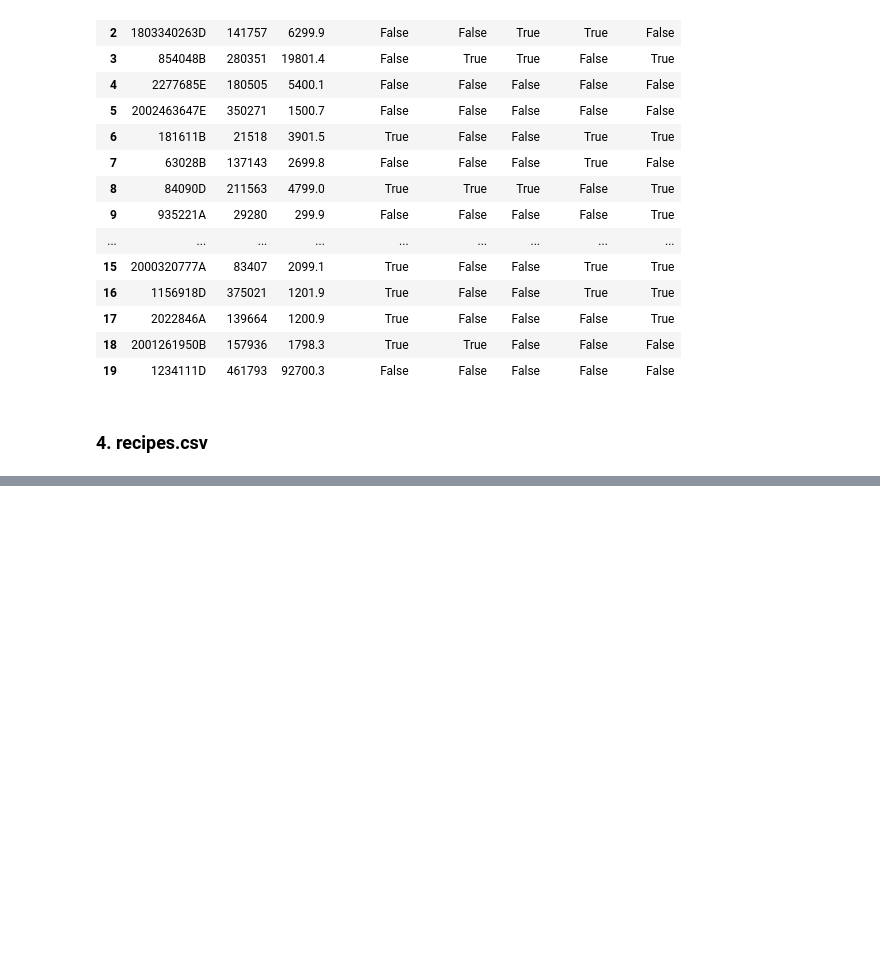
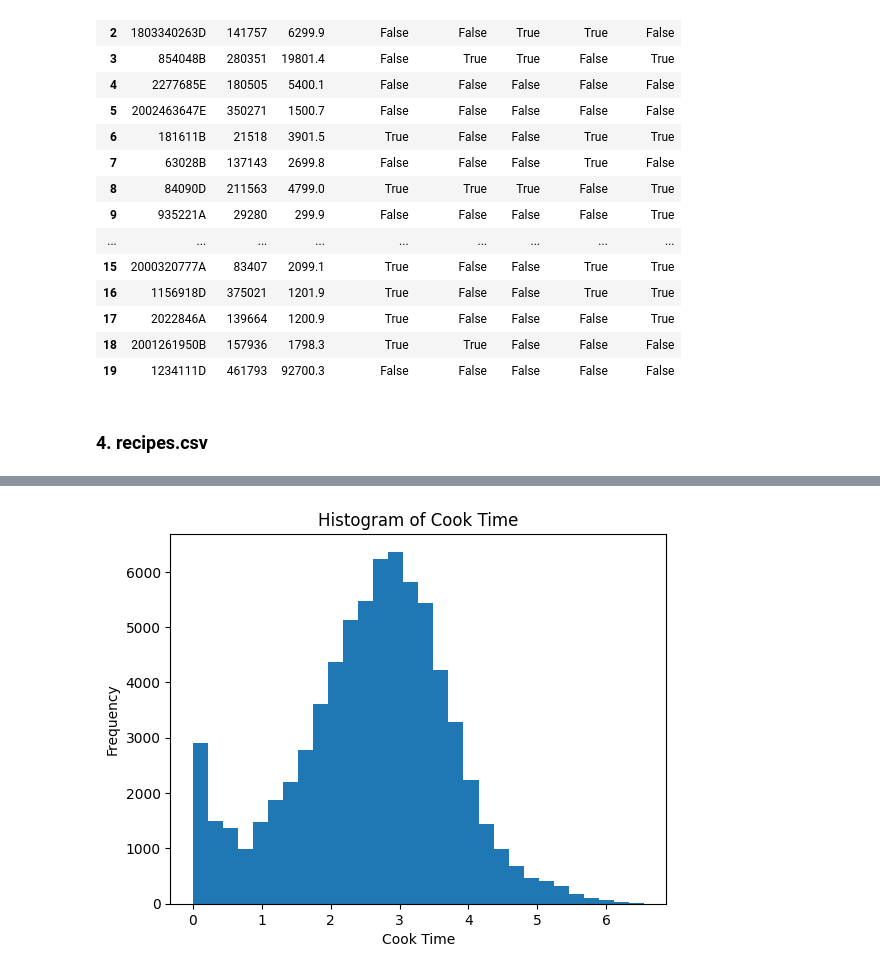
Before and after one commit to marcolutz00/AC-Cup, a Jupyter notebook: solution-1.0/solution.ipynb, the cells around one changed output, grey strips where cells are left out. Cells and saved outputs as stored; diff of their text form; code cells hidden in the pictures; blank space fills up the shorter version.

Commit message:
Immer noch Data-Cleaning, recipes.csv

```diff
--- a/solution-1.0/solution.ipynb
+++ b/solution-1.0/solution.ipynb
@@ -146,17 +146,28 @@ recipes_data = pd.read_csv("../aufgabe/training_dataset/recipes.csv")
 threshold = 3
 
 # Column CookTime und Column PrepTime
-print("Shape vorher: ", recipes_data.shape)
 """
 Outlier Detection:
 Außerhalb von 3*Standardabweichung -> Outlier
 
 => Outlier werden entfernt
 """
+# log transformation
+recipes_data["CookTime"] = recipes_data["CookTime"].apply(lambda x: np.log(x) if x > 0 else x)
+recipes_data["PrepTime"] = recipes_data["PrepTime"].apply(lambda x: np.log(x) if x > 0 else x)
+# print(recipes_data["PrepTime"].describe())
+
+# plt.hist(recipes_data['PrepTime'], bins=10)
+# plt.title('Histogram of Cook Time')
+# plt.xlabel('Cook Time')
+# plt.ylabel('Frequency')
+# plt.show()
+
 std_CookTime = recipes_data['CookTime'].std()
 mean_CookTime = recipes_data['CookTime'].mean()
 upper_limit_CookTime = mean_CookTime + threshold * std_CookTime
 lower_limit_CookTime = mean_CookTime - threshold * std_CookTime
+
 
 std_PrepTime = recipes_data['PrepTime'].std()
 mean_PrepTime = recipes_data['PrepTime'].mean()
@@ -164,8 +175,12 @@ upper_limit_PrepTime = mean_PrepTime + threshold * std_PrepTime
 lower_limit_PrepTime = mean_PrepTime - threshold * std_PrepTime
 
 recipes_data = recipes_data[(recipes_data["CookTime"] >= lower_limit_CookTime) & (recipes_data['CookTime'] <= upper_limit_CookTime)]
+
 recipes_data = recipes_data[(recipes_data["PrepTime"] >= lower_limit_PrepTime) & (recipes_data['PrepTime'] <= upper_limit_PrepTime)]
+print("Shape vorher: ", recipes_data.shape)
 
+
+# print(recipes_data["CookTime"].describe())
 
 # Column RecipeCategory
 recipes_data["RecipeCategory"] = recipes_data["RecipeCategory"].astype("category")
@@ -177,6 +192,8 @@ recipes_data["RecipeIngredientParts"] = recipes_data["RecipeIngredientParts"].st
 
 # Column Calories
 # Outlier weg
+recipes_data["Calories"] = recipes_data["Calories"].apply(lambda x: np.log(x) if x > 0 else x)
+
 std_Calories = recipes_data['Calories'].std()
 mean_Calories = recipes_data['Calories'].mean()
 upper_limit_Calories = mean_Calories + threshold * std_Calories
@@ -186,12 +203,22 @@ recipes_data = recipes_data[(recipes_data["Calories"] >= lower_limit_Calories) &
 
 # Column FatContent
 # Oulier weg
+print(recipes_data["FatContent"].describe())
+
+recipes_data["FatContent"] = recipes_data["FatContent"].apply(lambda x: np.log(x+1) if x > 0 else x)
+plt.hist(recipes_data['FatContent'], bins=30)
+plt.title('Histogram of Cook Time')
+plt.xlabel('Cook Time')
+plt.ylabel('Frequency')
+plt.show()
+
 std_FatContent = recipes_data['FatContent'].std()
 mean_FatContent = recipes_data['FatContent'].mean()
 upper_limit_FatContent = mean_FatContent + threshold * std_FatContent
 lower_limit_FatContent = mean_FatContent - threshold * std_FatContent
 
 recipes_data = recipes_data[(recipes_data["FatContent"] >= lower_limit_FatContent) & (recipes_data['FatContent'] <= upper_limit_FatContent)]
+print("Shape nach Kürzung der Outlier: ", recipes_data.shape)
 
 # Column SaturatedFatContent
 # Outlier weg
@@ -264,44 +291,69 @@ RecipeYield: Gibt an, wie viele Stücke man aus dem Rezept erhält. Ein Rezept e
 -> Versuch: RecipeYield zu standardisieren z.B. in Liter, Gramm, Stück, ... -> Problem: >2000 verschiedene Einheiten (zu viele) -> RecipeYield nicht verwenden
 -> Stattdessen auf RecipeServings zurückgreifen und fehlende Werte durch randomforest imputieren
 
-Wichtig: Da RecipeServings schlecht verteilt ist (z.b. meisten Werte zwischen 0 und 10, aber auch Werte >1000) -> logarithmus nehmen -> bessere Verteilung
+Wichtig: Da RecipeServings schlecht verteilt ist (z.b. meisten Werte zwischen 0 und 10, aber auch Werte >1000) werden die Modelle ungenau
+-> Lösung: Verwendung von Klassen: Einteilung in Serving-Size: small, medium, large, ...
+-> Wichtig: One-hot-encoding nutzen (da es sich um Kategorien handelt) -> 3 Spalten: small, medium, large
 
 """
+
+# Correlation Matrix von numerischen Werten
+# corr = recipes_data[["CookTime", "PrepTime", "Calories", "FatContent", "CarbohydrateContent", "FiberContent", "SugarContent", "ProteinContent", "RecipeServings"]].corr(numeric_only=True)
+# print(corr)
 
 # RecipeYield
 # recipes_data["RecipeYield_Quantity"] = recipes_data["RecipeYield"].str.split(" ").str[0]
 # recipes_data["RecipeYield_Unit"] = recipes_data["RecipeYield"].str.split(" ").str[1]
 recipes_data.drop(columns=["RecipeYield"], inplace=True)
 
+# Logarithmieren von RecipeServings, um die Verteilung zu verbessern
+recipes_data["RecipeServings"] = recipes_data["RecipeServings"].apply(lambda x: np.log(x) if x > 0 else x)
 
-# RecipeServings
-# Logarithmus von RecipeServings nehmen, da sonst die Verteilung schlecht ist
-recipes_data["RecipeServings"] = np.log(recipes_data["RecipeServings"])
+# plt.figure(figsize=(10, 6))
+# plt.hist(recipes_data['RecipeServings'], bins=10)
+# plt.title('Histogram of Recipe Servings')
+# plt.xlabel('Recipe Servings')
+# plt.ylabel('Frequency')
+# plt.show()
 
 # Outlier weg
 std_RecipeServings = recipes_data[recipes_data['RecipeServings'].notna()]["RecipeServings"].std()
 mean_RecipeServings = recipes_data[recipes_data['RecipeServings'].notna()]["RecipeServings"].mean()
-print("Mean: ", mean_RecipeServings, "Std: ", std_RecipeServings)
+# print(recipes_data['RecipeServings'].describe())
+"""
+mean         1.770398
+std          0.781950
+min          0.000000
+25%          1.386294 -> 25% der Werte sind 1.386294 oder kleiner -> small
+50%          1.791759 -> 50% der Werte sind 1.791759 oder kleiner -> medium
+75%          2.079442 -> 75% der Werte sind 2.079442 oder kleiner -> large
+max          6.907755
+"""
+
 upper_limit_RecipeServings = mean_RecipeServings + threshold * std_RecipeServings
 lower_limit_RecipeServings = mean_RecipeServings - threshold * std_RecipeServings
 
 recipes_data = recipes_data[((recipes_data["RecipeServings"] >= lower_limit_RecipeServings) & (recipes_data['RecipeServings'] <= upper_limit_RecipeServings)) | (recipes_data['RecipeServings'].isna())]
-print("Shape nach Kürzung der Outlier: ", recipes_data.shape)
 
+# Discretization von RecipeServings -> Klassen: small = 1, medium = 2, large = 3 -> one-hot-encoding
+recipes_data["RecipeServings_small"] = recipes_data["RecipeServings"].apply(lambda x: 1 if x <= 1.39 else 0)
+recipes_data["RecipeServings_medium"] = recipes_data["RecipeServings"].apply(lambda x: 1 if (x > 1.39) & (x <= 2.07) else 0)
+recipes_data["RecipeServings_large"] = recipes_data["RecipeServings"].apply(lambda x: 1 if x > 2.07 else 0)
+# print(recipes_data[['RecipeId', 'RecipeServings_small', 'RecipeServings_medium', 'RecipeServings_large']].head(10))
+# print("Anzahl small, medium, large: ", recipes_data["RecipeServings_small"].sum(), recipes_data["RecipeServings_medium"].sum(), recipes_data["RecipeServings_large"].sum())
 
 # fehlende Werte in RecipeServings durch random forest imputieren
-features = ['CookTime', 'PrepTime', 'Calories','FatContent', 'CarbohydrateContent', 'ProteinContent']
+features = ['CookTime', 'PrepTime', 'Calories', 'FatContent', 'FiberContent', 'ProteinContent']
 
 # test_data with and without RecipeServings, training_data only with RecipeServings
 known_servings = recipes_data[recipes_data['RecipeServings'].notna()]
 unknown_servings = recipes_data[recipes_data['RecipeServings'].isna()]
 
 X = known_servings[features]
-y_known = known_servings['RecipeServings']
-
+y_known = known_servings['RecipeServings_small']
+"""
 # print(X)
 # print(y_known)
-
 X_train, X_val, y_train, y_val = train_test_split(X, y_known, test_size=0.15, random_state=random_seed)
 # print('Training Features Shape:', X_train.shape)
 # print('Training Labels Shape:', y_train.shape)
@@ -310,7 +362,7 @@ X_train, X_val, y_train, y_val = train_test_split(X, y_known, test_size=0.15, ra
 
 
 # Model trainieren
-model = RandomForestRegressor(n_estimators=100, random_state=random_seed)
+model = RandomForestRegressor(n_estimators=50, random_state=random_seed)
 model.fit(X_train, y_train)
 
 # Model evaluieren
@@ -321,7 +373,6 @@ mse = mean_squared_error(y_val, y_pred)
 # calculate r squared
 r_squared = model.score(X_val, y_val)
 print('R Squared: ', r_squared)
-
 print('MSE Mean Squred Error: ', mse)
 
 
@@ -334,8 +385,7 @@ y_val_pred['RecipeId'] = recipe_ids_val
 
 # Display the dataframe
 print(y_val_pred.head(20))
-
-
+"""
 
 # Model anwenden um fehlende Daten zu analysieren
 # X_unknown = unknown_servings[features]
@@ -371,0 +415 @@ MSE Mean Squred Error:  0.3580336512991955
+[figure, added]
```
Also changed, not shown: parts of 1 cell of this notebook.
